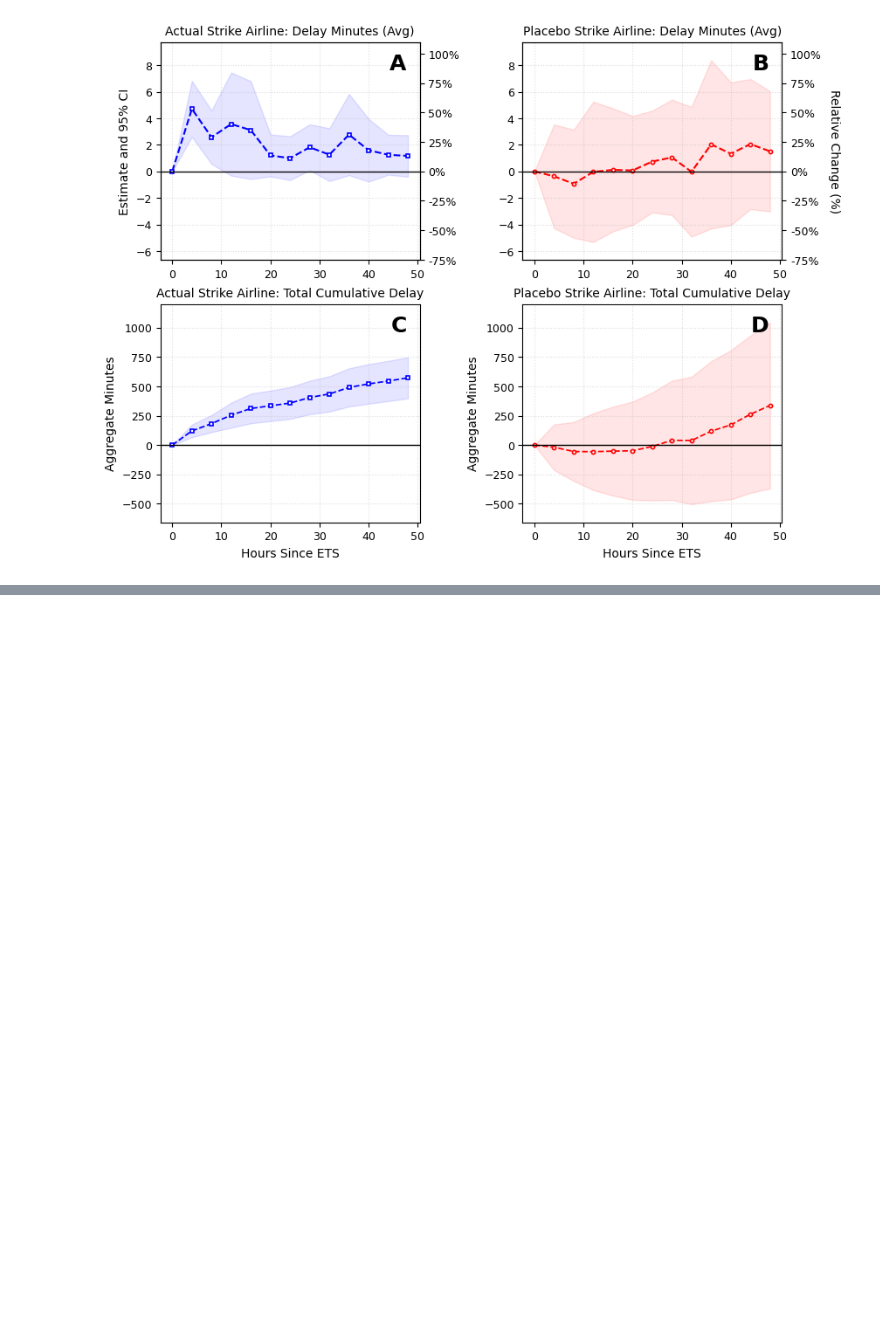
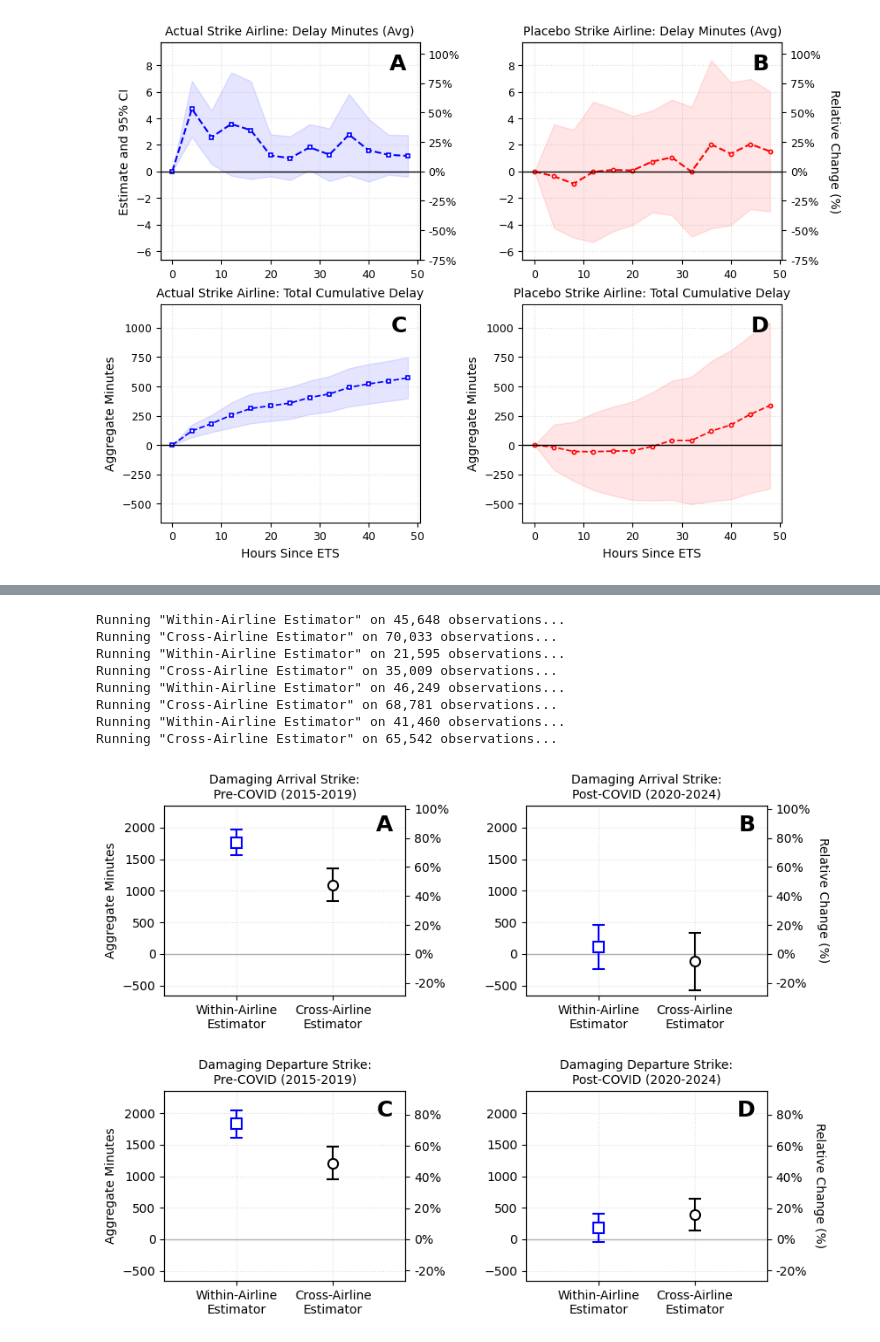
Before and after one commit to levialtringer/wildlife_strike_network_effects, a Jupyter notebook: 02_modeling_tables_and_figures.ipynb, the cells around one changed output, grey strips where cells are left out. Saved outputs shown, nothing was run; the diff lists cells and outputs as text; code cells hidden in the pictures; blank space fills up the shorter version.

```diff
--- a/02_modeling_tables_and_figures.ipynb
+++ b/02_modeling_tables_and_figures.ipynb
@@ -1065,0 +1253,16 @@ Running "Cross-Airline Estimator" on 30,986 observations...
+# %%
+get_heterogeneity_estimates(testing_mode=False, df=master_df,
+                            damage=1,
+                            dv = "departure_delay_minutes",
+                            min_conc = 0.5, max_conc = 1,
+                            img_filename="results/heterogeneity_high_concentration.png")
+# %% [output]
+Running "Within-Airline Estimator" on 45,648 observations...
+Running "Cross-Airline Estimator" on 70,033 observations...
+Running "Within-Airline Estimator" on 21,595 observations...
+Running "Cross-Airline Estimator" on 35,009 observations...
+Running "Within-Airline Estimator" on 46,249 observations...
+Running "Cross-Airline Estimator" on 68,781 observations...
+Running "Within-Airline Estimator" on 41,460 observations...
+Running "Cross-Airline Estimator" on 65,542 observations...
+[figure, added]
```
Also changed, not shown: parts of 17 cells of this notebook, 2 other files.
